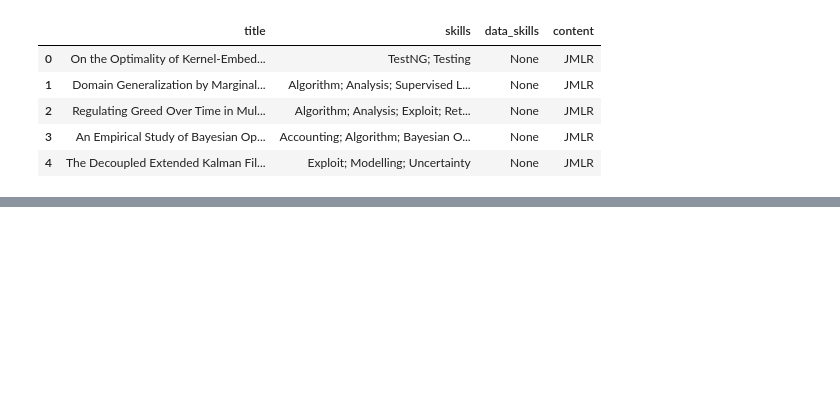
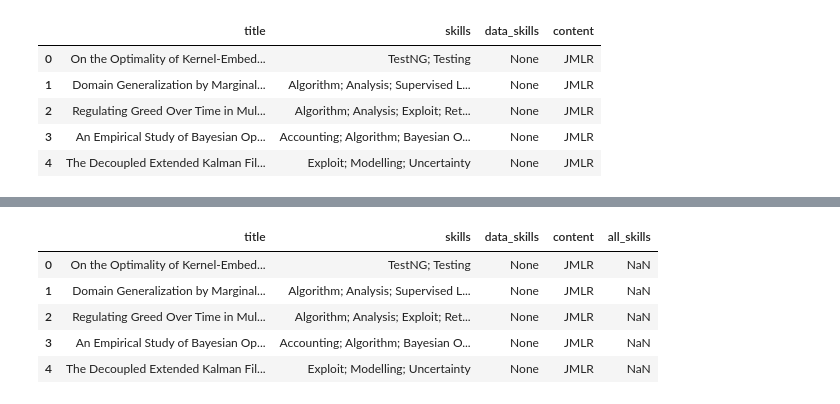
Before and after one commit to archonixm/python-web-scraper, a Jupyter notebook: Data Skill Content Count.ipynb, the cells around one changed output, grey strips where cells are left out. Cells and saved outputs as stored; diff of their text form; code cells hidden in the pictures; blank space fills up the shorter version.

```diff
--- a/Data Skill Content Count.ipynb
+++ b/Data Skill Content Count.ipynb
@@ -44,3 +57,29 @@ Name: content, dtype: int64
+# %%
+for i, row in df.iterrows():
+    data_skills = []
+    skills = row['skills']
+    if skills is None:
+        continue
+    for s in skills.split('; '):
+        if s in df_ds.index:
+            data_skills.append(df_ds.loc[s].item())
+    if row['data_skills'] is None and len(data_skills) < 1:
+        continue
+    if row['data_skills'] is None:
+        df.loc[i, 'all_skills'] = '; '.join(data_skills)
+    elif len(data_skills) > 1:
+        df.loc[i, 'all_skills'] = row['data_skills'] + '; ' + '; '.join(data_skills)
+    else:
+        df.loc[i, 'all_skills'] = row['data_skills']
+
+df.head()
+# %% [output]
+|  | title | skills | data_skills | content | all_skills |
+| 0 | On the Optimality of Kernel-Embed... | TestNG; Testing | None | JMLR | NaN |
+| 1 | Domain Generalization by Marginal... | Algorithm; Analysis; Supervised L... | None | JMLR | NaN |
+| 2 | Regulating Greed Over Time in Mul... | Algorithm; Analysis; Exploit; Ret... | None | JMLR | NaN |
+| 3 | An Empirical Study of Bayesian Op... | Accounting; Algorithm; Bayesian O... | None | JMLR | NaN |
+| 4 | The Decoupled Extended Kalman Fil... | Exploit; Modelling; Uncertainty | None | JMLR | NaN |
 # %%
 skill_list = []
 
```
Also changed, not shown: parts of 6 cells of this notebook, 5 other files.
